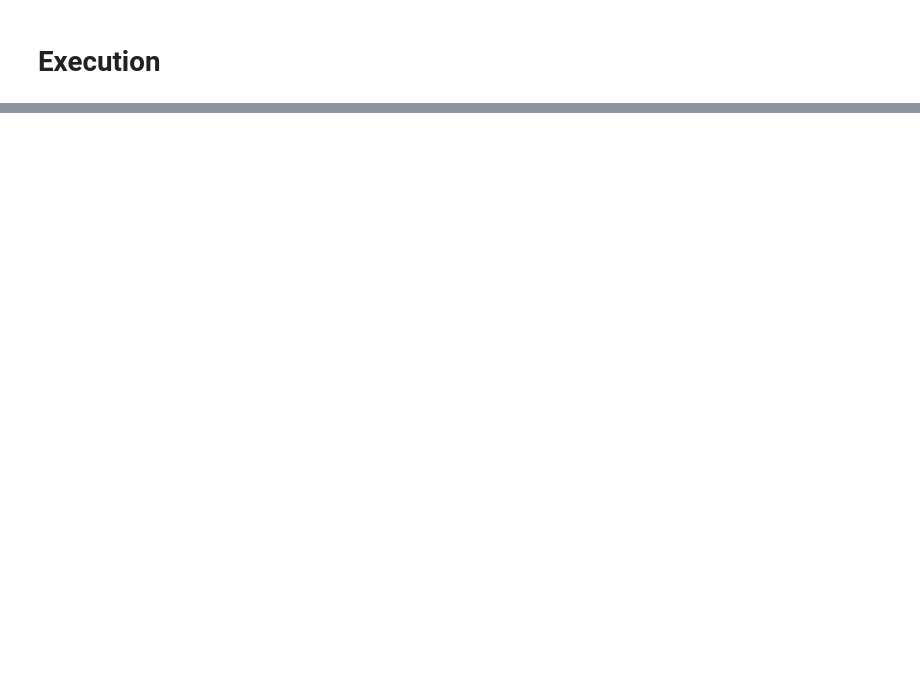
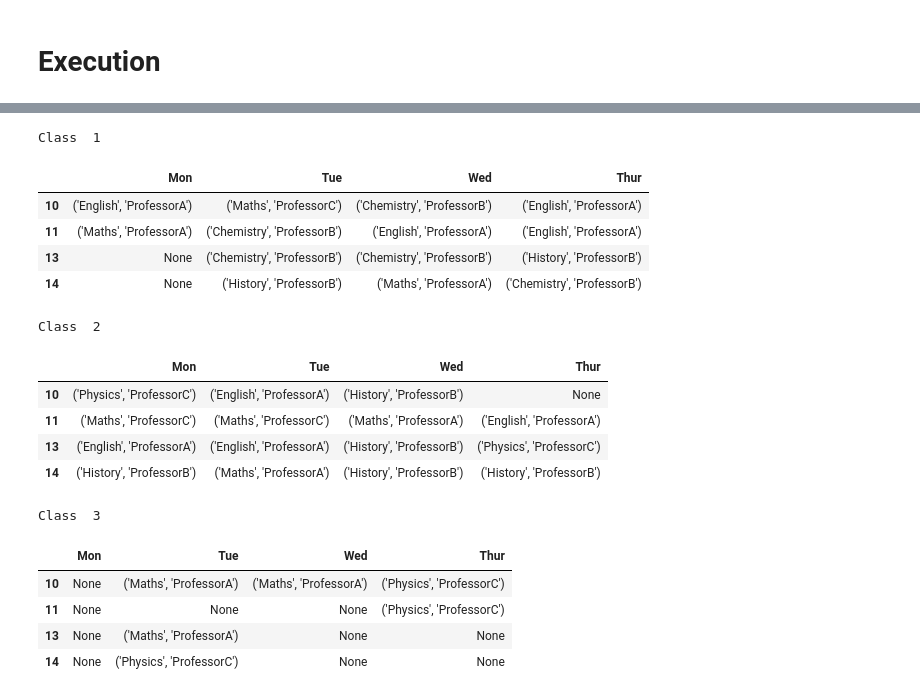
Before and after one commit to claredavies/ArtificialIntelligience, a Jupyter notebook: ComputationalIntelligienceAssignment2.ipynb, the cells around one changed output, grey strips where cells are left out. Drawn from its saved outputs; the diff is of its cells as text; code cells hidden in the pictures; blank space fills up the shorter version.

```diff
--- a/ComputationalIntelligienceAssignment2.ipynb
+++ b/ComputationalIntelligienceAssignment2.ipynb
@@ -478,3 +467,4 @@ def evolutionary_algo(class_subject_hours_dataframe, teacher_subject_dataframe,
     min_index = fitness[1].index(max_value_block)
     print("Best result : " + str(population[min_index]))
     print("Number of clashes:  " + str(min_value_clash) + " --- Number of block courses:  " + str(max_value_block))
+    return population[min_index]
@@ -481,8 +473,42 @@ def evolutionary_algo(class_subject_hours_dataframe, teacher_subject_dataframe,
+# %%
+def topandas_schedule(output):
+    """ Just a more human friendly way to read the output """
+
+    #tables = [dict((d, [] ) for d in daysOfWeek) for _ in len(output)]
+    # This loop is just for generating a visualizable output
+
+    times = []
+
+    for time in range(startTime, endTime, durationLesson):
+        if time != lunchTime:
+            times.append(time)
+    out = []
+
+    for _class in output:
+        VisualizeTimetable = dict((d, [] ) for d in daysOfWeek)
+        j = 0
+        i = 0
+        for c in _class:
+            j+=1
+            VisualizeTimetable[daysOfWeek[i]].append(c)
+            if j != 0 and j%len(times)==0:
+                i+=1
+        VisualizeTimetableString = dict((d, []) for d in daysOfWeek)
+        for d in daysOfWeek:
+            for t in VisualizeTimetable[d]:
+                VisualizeTimetableString[d].append(str(t))
+
+        out.append( pd.DataFrame(VisualizeTimetableString, index=[str(e) for e in times]))
+
+    for i in range(len(out)):
+        print('Class ',  i+1)
+        display(out[i])
+    #return out
 # %% [markdown]
 # Execution
 # %%
 intial_population_size = 10
-num_generations = 200
+num_generations = 1000
 
-evolutionary_algo(class_subject_hours_dataframe, teacher_subject_dataframe, singleTimetable, intial_population_size, num_generations)
+output = evolutionary_algo(class_subject_hours_dataframe, teacher_subject_dataframe, singleTimetable, intial_population_size, num_generations)
 # %% [output]
@@ -505,0 +535,23 @@ Number of clashes:  0 --- Number of block courses:  23
+# %%
+mutation(recombine(output, output),force=True)
+
+topandas_schedule(output)
+# %% [output]
+Class  1
+|  | Mon | Tue | Wed | Thur |
+| 10 | ('English', 'ProfessorA') | ('Maths', 'ProfessorC') | ('Chemistry', 'ProfessorB') | ('English', 'ProfessorA') |
+| 11 | ('Maths', 'ProfessorA') | ('Chemistry', 'ProfessorB') | ('English', 'ProfessorA') | ('English', 'ProfessorA') |
+| 13 | None | ('Chemistry', 'ProfessorB') | ('Chemistry', 'ProfessorB') | ('History', 'ProfessorB') |
+| 14 | None | ('History', 'ProfessorB') | ('Maths', 'ProfessorA') | ('Chemistry', 'ProfessorB') |
+Class  2
+|  | Mon | Tue | Wed | Thur |
+| 10 | ('Physics', 'ProfessorC') | ('English', 'ProfessorA') | ('History', 'ProfessorB') | None |
+| 11 | ('Maths', 'ProfessorC') | ('Maths', 'ProfessorC') | ('Maths', 'ProfessorA') | ('English', 'ProfessorA') |
+| 13 | ('English', 'ProfessorA') | ('English', 'ProfessorA') | ('History', 'ProfessorB') | ('Physics', 'ProfessorC') |
+| 14 | ('History', 'ProfessorB') | ('Maths', 'ProfessorA') | ('History', 'ProfessorB') | ('History', 'ProfessorB') |
+Class  3
+|  | Mon | Tue | Wed | Thur |
+| 10 | None | ('Maths', 'ProfessorA') | ('Maths', 'ProfessorA') | ('Physics', 'ProfessorC') |
+| 11 | None | None | None | ('Physics', 'ProfessorC') |
+| 13 | None | ('Maths', 'ProfessorA') | None | None |
+| 14 | None | ('Physics', 'ProfessorC') | None | None |
```
Also changed, not shown: parts of 9 cells of this notebook.
